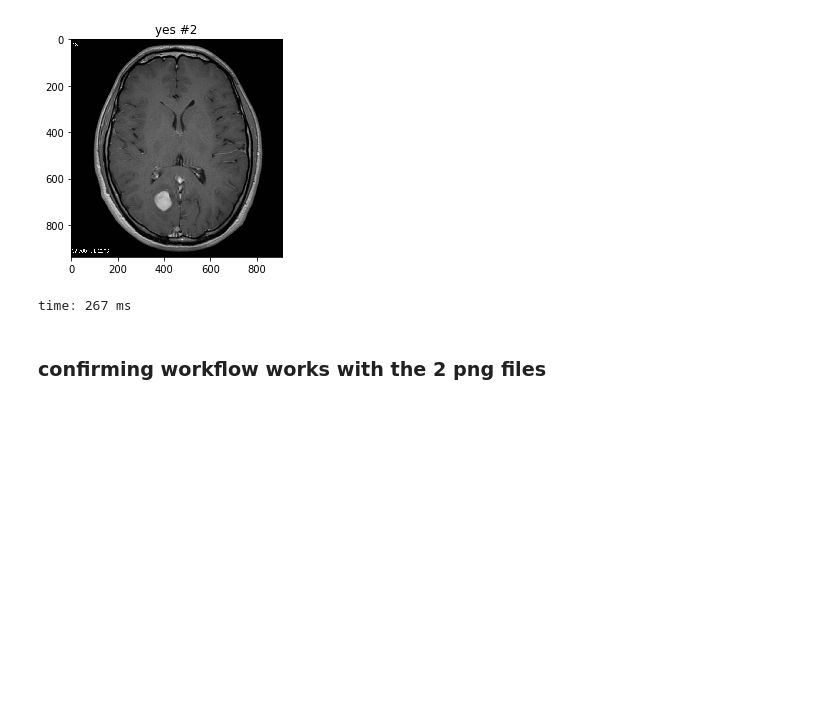
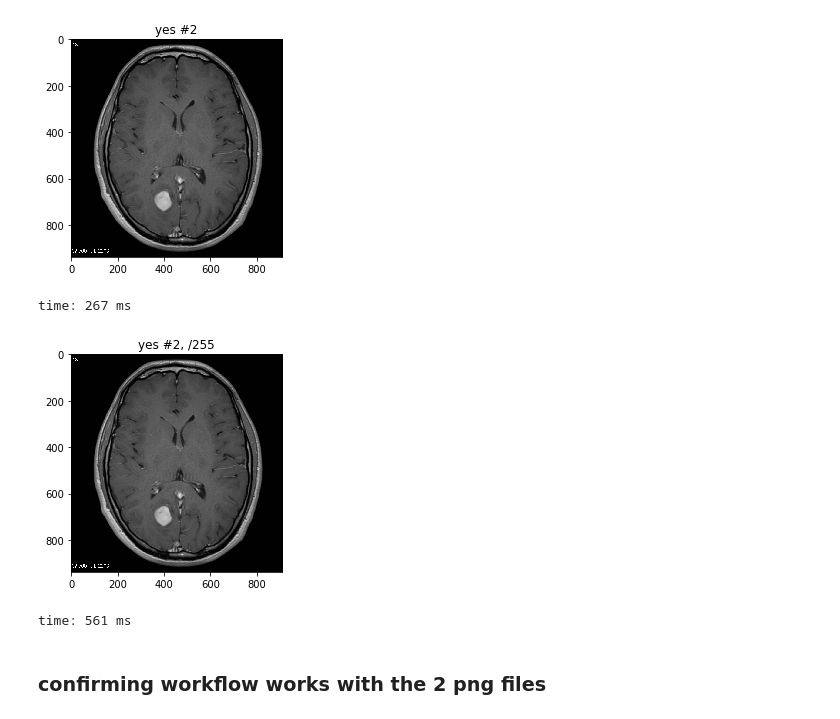
Before and after one commit to geickelb/dl_mri_project, a Jupyter notebook: notebooks/01-exploration.ipynb, the cells around one changed output. Saved outputs shown, nothing was run; the diff lists cells and outputs as text; code cells hidden in the pictures; blank space fills up the shorter version.

```diff
--- a/notebooks/01-exploration.ipynb
+++ b/notebooks/01-exploration.ipynb
@@ -96,6 +109,14 @@ plt.show()
 # %% [output]
 [figure]
 time: 267 ms
+# %%
+plt.imshow(img/255)
+plt.title('yes #2, matrix/255')
+plt.show()
+#image looks the same
+# %% [output]
+[figure, added]
+time: 561 ms
 # %% [markdown]
 ### confirming workflow works with the 2 png files
 # %%
```
Also changed, not shown: parts of 12 cells of this notebook.
